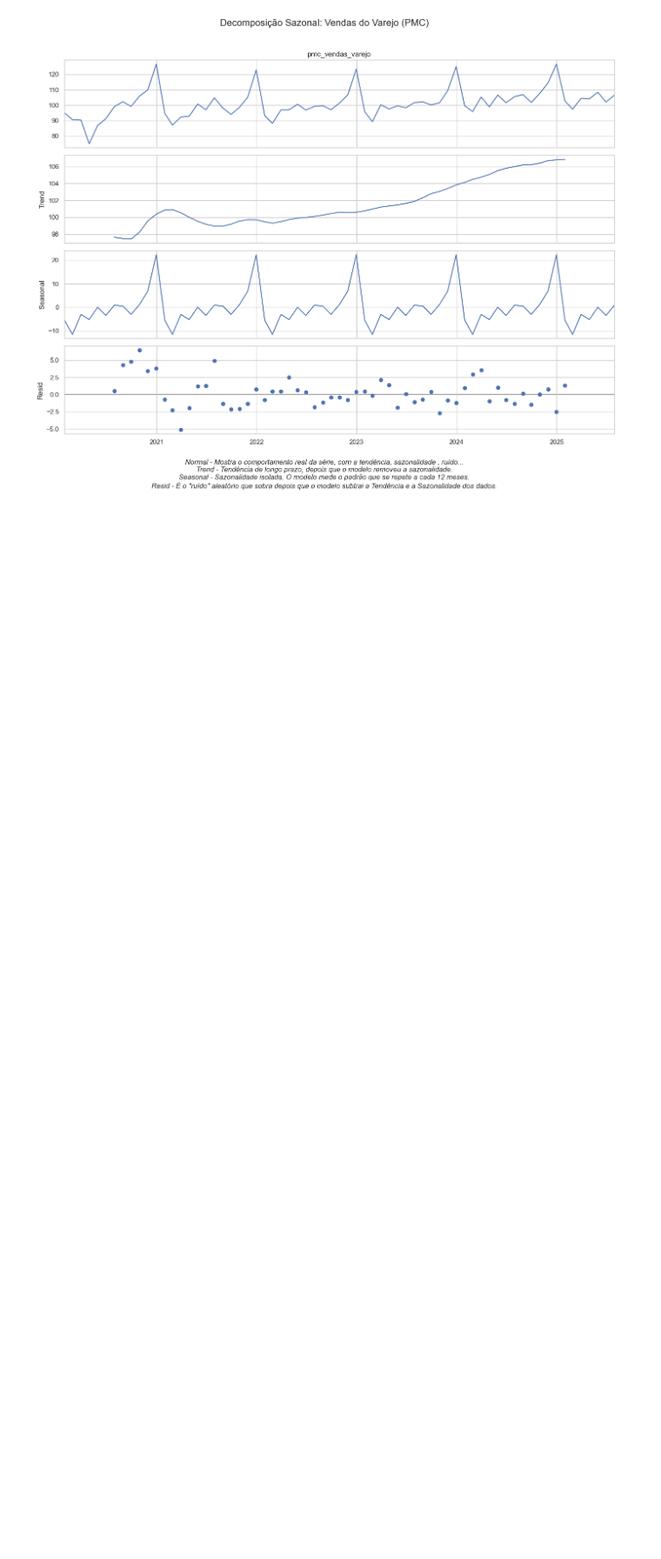
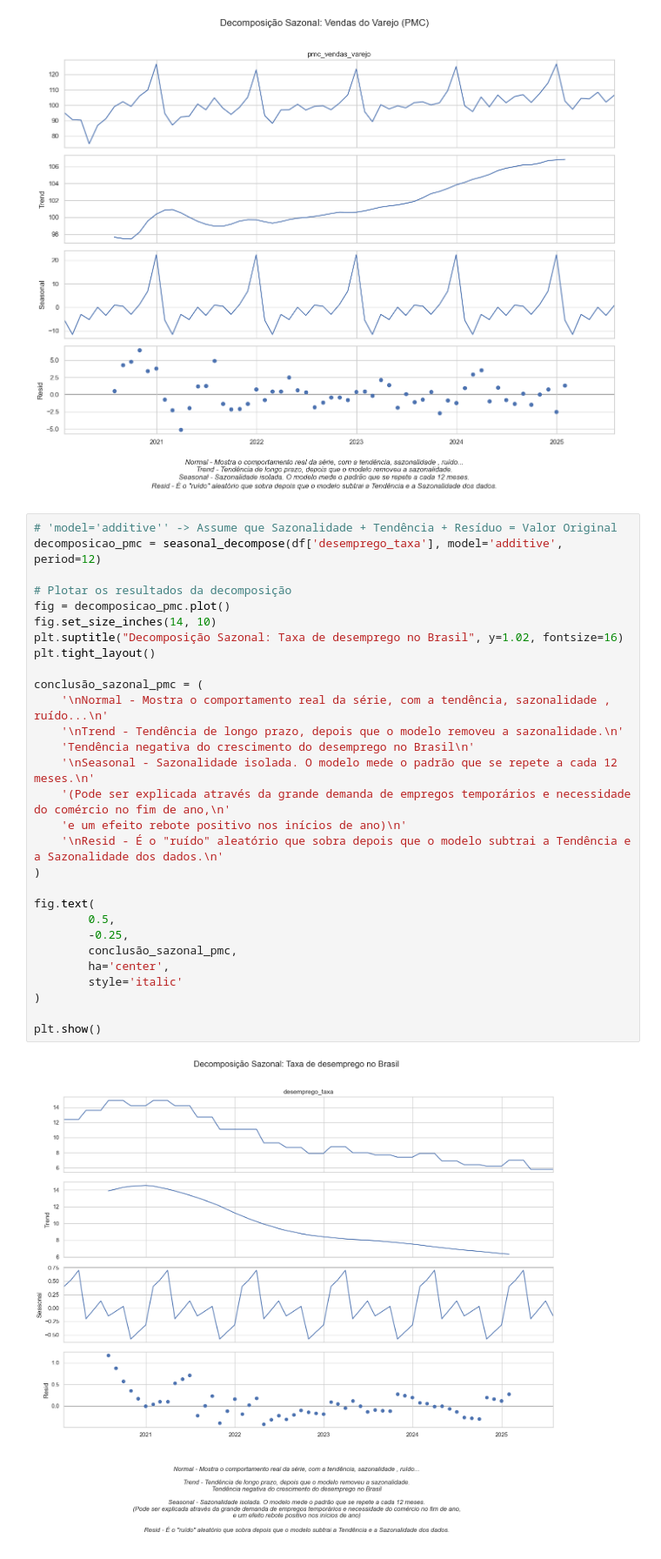
Before and after one commit to ThiagoPBorges/E-commerce-Macroeconomia-BR, a Jupyter notebook: notebooks_/03_exploratory_data_analysis.ipynb, the cells around one changed output. Shown at 87% size. Cells and saved outputs as stored; diff of their text form; blank space fills up the shorter version.

```diff
--- a/notebooks_/03_exploratory_data_analysis.ipynb
+++ b/notebooks_/03_exploratory_data_analysis.ipynb
@@ -519,3 +484,34 @@ fig.text(
 plt.show()
 # %% [output]
 [figure]
+# %%
+# 'model='additive'' -> Assume que Sazonalidade + Tendência + Resíduo = Valor Original
+decomposicao_pmc = seasonal_decompose(df['desemprego_taxa'], model='additive', period=12)
+
+# Plotar os resultados da decomposição
+fig = decomposicao_pmc.plot()
+fig.set_size_inches(14, 10)
+plt.suptitle("Decomposição Sazonal: Taxa de desemprego no Brasil", y=1.02, fontsize=16)
+plt.tight_layout()
+
+conclusão_sazonal_pmc = (
+    '\nNormal - Mostra o comportamento real da série, com a tendência, sazonalidade , ruído...\n'
+    '\nTrend - Tendência de longo prazo, depois que o modelo removeu a sazonalidade.\n'
+    'Tendência negativa do crescimento do desemprego no Brasil\n'
+    '\nSeasonal - Sazonalidade isolada. O modelo mede o padrão que se repete a cada 12 meses.\n'
+    '(Pode ser explicada através da grande demanda de empregos temporários e necessidade do comércio no fim de ano,\n'
+    'e um efeito rebote positivo nos inícios de ano)\n'
+    '\nResid - É o "ruído" aleatório que sobra depois que o modelo subtrai a Tendência e a Sazonalidade dos dados.\n'
+)
+
+fig.text(
+        0.5,
+        -0.25,
+        conclusão_sazonal_pmc,
+        ha='center',
+        style='italic'
+)
+
+plt.show()
+# %% [output]
+[figure, added]
```
Also changed, not shown: parts of 7 cells of this notebook, 2 other files.
